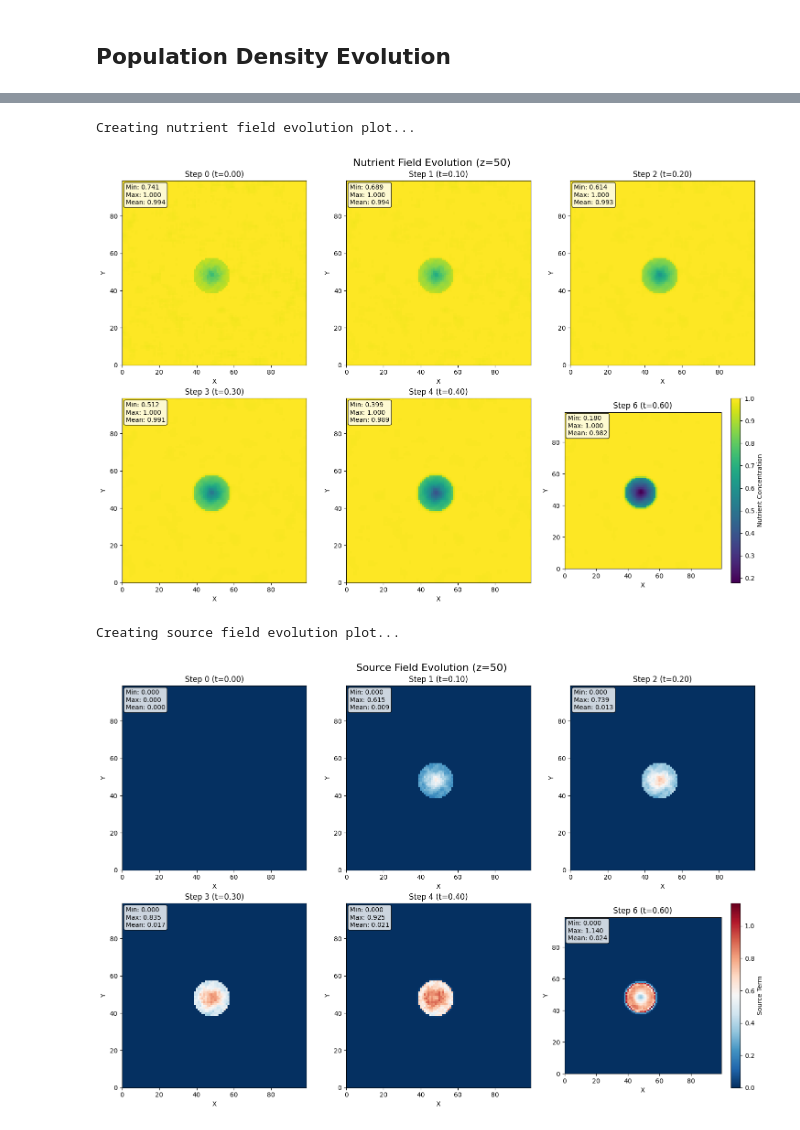
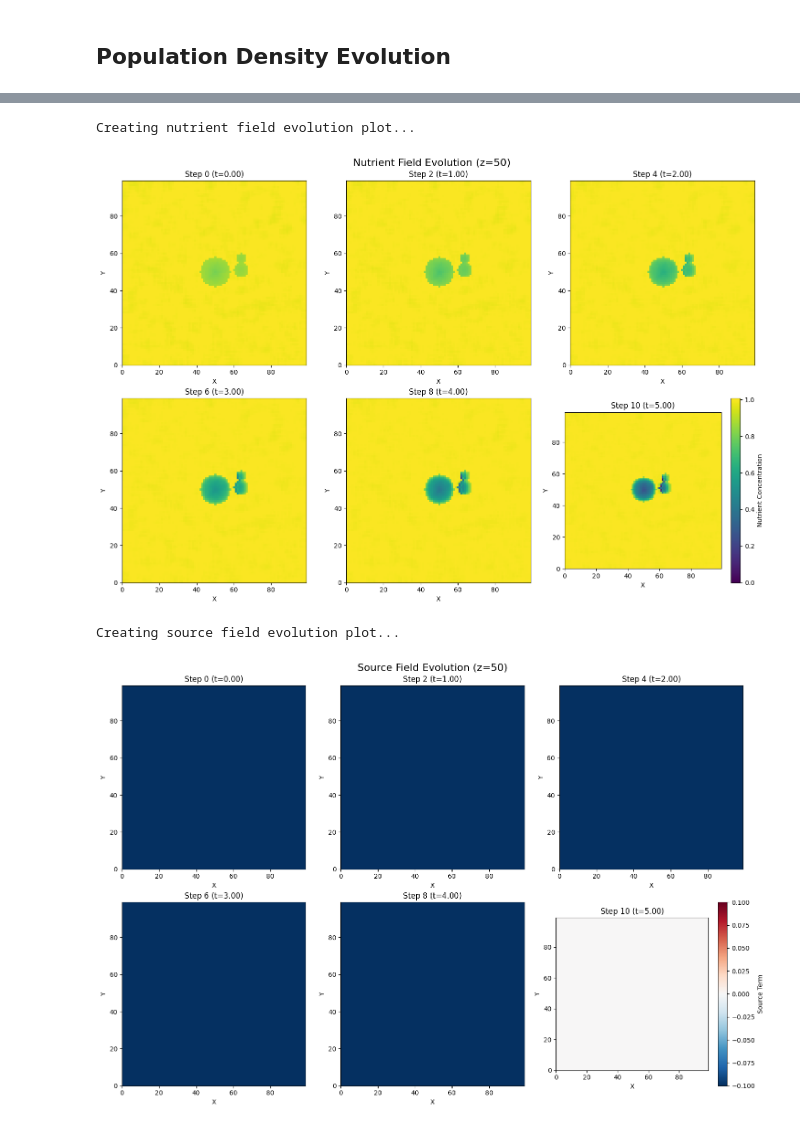
Before and after one commit to rmcnamara101/SCIE3212, a Jupyter notebook: laboratory/simulation_analysis/sim_analysis.ipynb, the cells around one changed output, grey strips where cells are left out. Cells and saved outputs as stored; diff of their text form; code cells hidden in the pictures.

```diff
--- a/laboratory/simulation_analysis/sim_analysis.ipynb
+++ b/laboratory/simulation_analysis/sim_analysis.ipynb
@@ -18,7 +18,7 @@ from src.growkit.PlotEngine.SimPlotter import SimPlotter
 from src.growkit.PlotEngine.CellFieldPlotter import CellFieldPlotter
 from src.growkit.Simulator import TumorGrowthSimulator
 
-simulator = TumorGrowthSimulator(proj + "/configs/csc-t-n.yaml")
+simulator = TumorGrowthSimulator(proj + "/configs/T_N.yaml")
 
 simulation_data = simulator.load_simulation_data(proj + "/laboratory/saved_simulations/simulation_data.npz")
 
@@ -67,10 +62,10 @@ Step indices: [0, 1, 2, 3, 4, 5, 6]
 # %%
-sim_plotter.plot_nutrient_field_evolution(output_dir=None, save_plot=False, show_plot=True, figsize=(15, 10), z_slice=None, cmap="viridis", add_tumor_contours=False, tumor_threshold=0.1, max_plots=6, include_statistics=True)
+sim_plotter.plot_nutrient_field_evolution(output_dir=None, save_plot=False, show_plot=True, figsize=(15, 10), z_slice=None, cmap="viridis", add_tumor_contours=False, tumor_threshold=0.1, max_plots=6, include_statistics=False)
 # %% [output]
 Creating nutrient field evolution plot...
-[figure, old version]
+[figure, new version]
 # %%
-sim_plotter.plot_source_field_evolution(output_dir=None, save_plot=False, show_plot=True, figsize=(15, 10), z_slice=None, cmap="RdBu_r", add_tumor_contours=False, tumor_threshold=0.1, max_plots=6, include_statistics=True)
+sim_plotter.plot_source_field_evolution(output_dir=None, save_plot=False, show_plot=True, figsize=(15, 10), z_slice=None, cmap="RdBu_r", add_tumor_contours=False, tumor_threshold=0.1, max_plots=6, include_statistics=False)
 # %% [output]
 Creating source field evolution plot...
-[figure, old version]
+[figure, new version]
```
Also changed, not shown: parts of 6 cells of this notebook, 58 other files.
